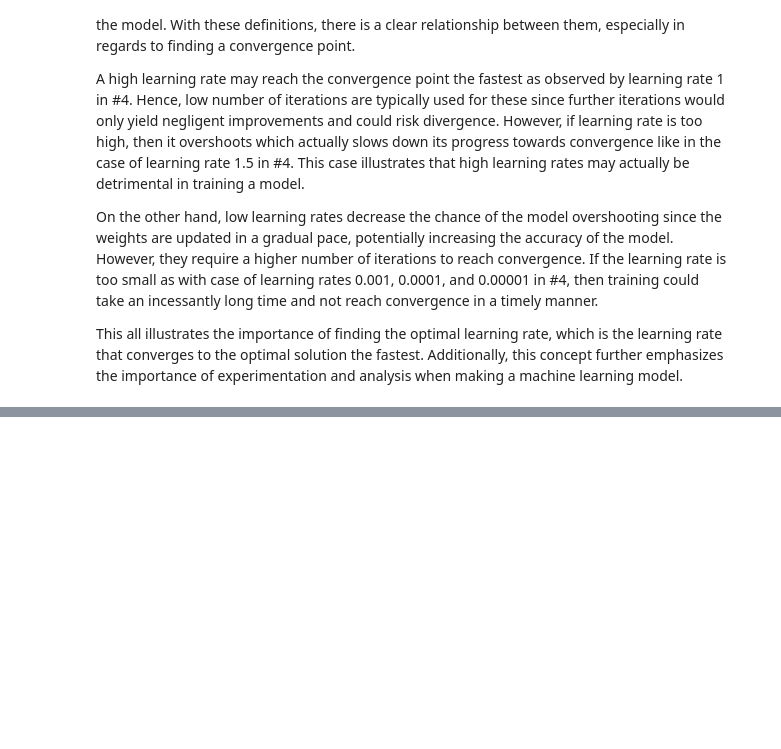
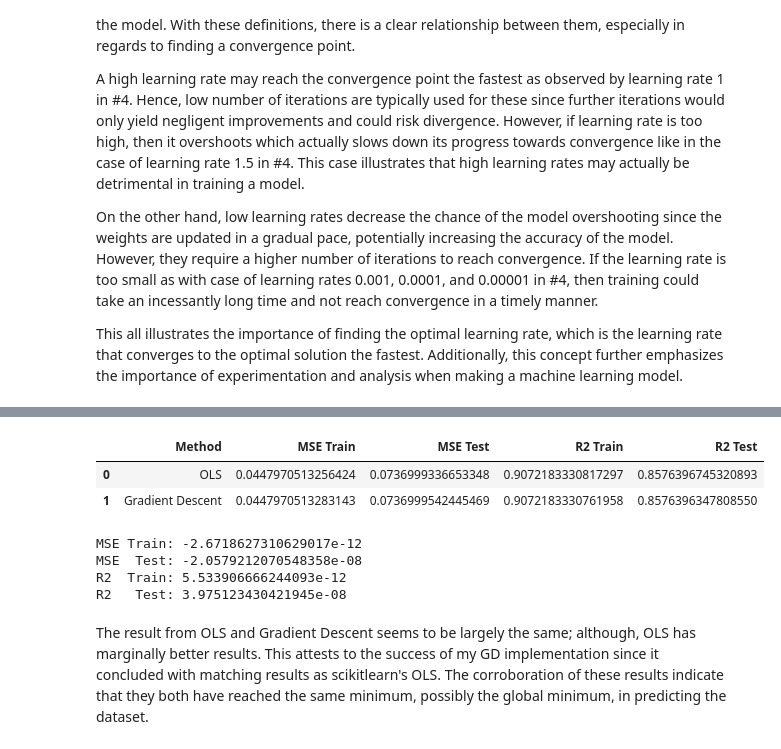
Before and after one commit to Pawmsdayl/CMSC197, a Jupyter notebook: Assignment2/[hw3].ipynb, the cells around one changed output, grey strips where cells are left out. Drawn from its saved outputs; the diff is of its cells as text; code cells hidden in the pictures; blank space fills up the shorter version.

```diff
--- a/Assignment2/[hw3].ipynb
+++ b/Assignment2/[hw3].ipynb
@@ -738,0 +826,24 @@ This all illustrates the importance of finding the optimal learning rate, which
+# %%
+# calculate metrics
+ols_mse_train = compute_cost(y_train, ols_y_train_pred)
+ols_mse_test = compute_cost(y_test, ols_y_test_pred)
+
+ols_r2_train = r2_score(y_train, ols_y_train_pred)
+ols_r2_test = r2_score(y_test, ols_y_test_pred)
+
+# print results
+print('OLS')
+print('TRAIN SET')
+print(f'first 5 pred: {calculate_orig(ols_y_train_pred[:5])}')
+print(f'first 5 real: {calculate_orig(y_train[:5].values)}')
+print(f'mse: {ols_mse_train}')
+print(f' r2: {ols_r2_train}')
+
+print('\nTEST SET')
+print(f'first 5 pred: {calculate_orig(ols_y_test_pred[:5])}')
+print(f'first 5 real: {calculate_orig(y_test[:5].values)}')
+print(f'mse: {ols_mse_test}')
+print(f' r2: {ols_r2_test}')
+
+print(f'weights: {ols.coef_}')
+print(f'bias: {ols.intercept_}')
@@ -738,0 +892,33 @@ This all illustrates the importance of finding the optimal learning rate, which
+# %%
+# store results
+metrics_values = {
+    'Method': ['OLS', 'Gradient Descent'],
+    'MSE Train': [ols_mse_train, gd_mse_train],
+    'MSE Test': [ols_mse_test, gd_mse_test],
+    'R2 Train': [ols_r2_train, gd_r2_train],
+    'R2 Test': [ols_r2_test, gd_r2_test]
+}
+
+# set display precision
+pd.set_option('display.precision', 16)
+
+# dataframe for display
+metrics_df = pd.DataFrame(metrics_values)
+metrics_df
+# %% [output]
+|  | Method | MSE Train | MSE Test | R2 Train | R2 Test |
+| 0 | OLS | 0.0447970513256424 | 0.0736999336653348 | 0.9072183330817297 | 0.8576396745320893 |
+| 1 | Gradient Descent | 0.0447970513283143 | 0.0736999542445469 | 0.9072183330761958 | 0.8576396347808550 |
+# %%
+# difference in metrics between the two methods
+print('MSE Train:', ols_mse_train - gd_mse_train)
+print('MSE  Test:', ols_mse_test - gd_mse_test)
+print('R2  Train:', ols_r2_train - gd_r2_train)
+print('R2   Test:', ols_r2_test - gd_r2_test)
+# %% [output]
+MSE Train: -2.6718627310629017e-12
+MSE  Test: -2.0579212070548358e-08
+R2  Train: 5.533906666244093e-12
+R2   Test: 3.975123430421945e-08
+# %% [markdown]
+The result from OLS and Gradient Descent seems to be largely the same; although, OLS has marginally better results. This attests to the success of my GD implementation since it concluded with matching results as scikitlearn's OLS. The corroboration of these results indicate that they both have reached the same minimum, possibly the global minimum, in predicting the dataset.
```
Also changed, not shown: parts of 15 cells of this notebook.
